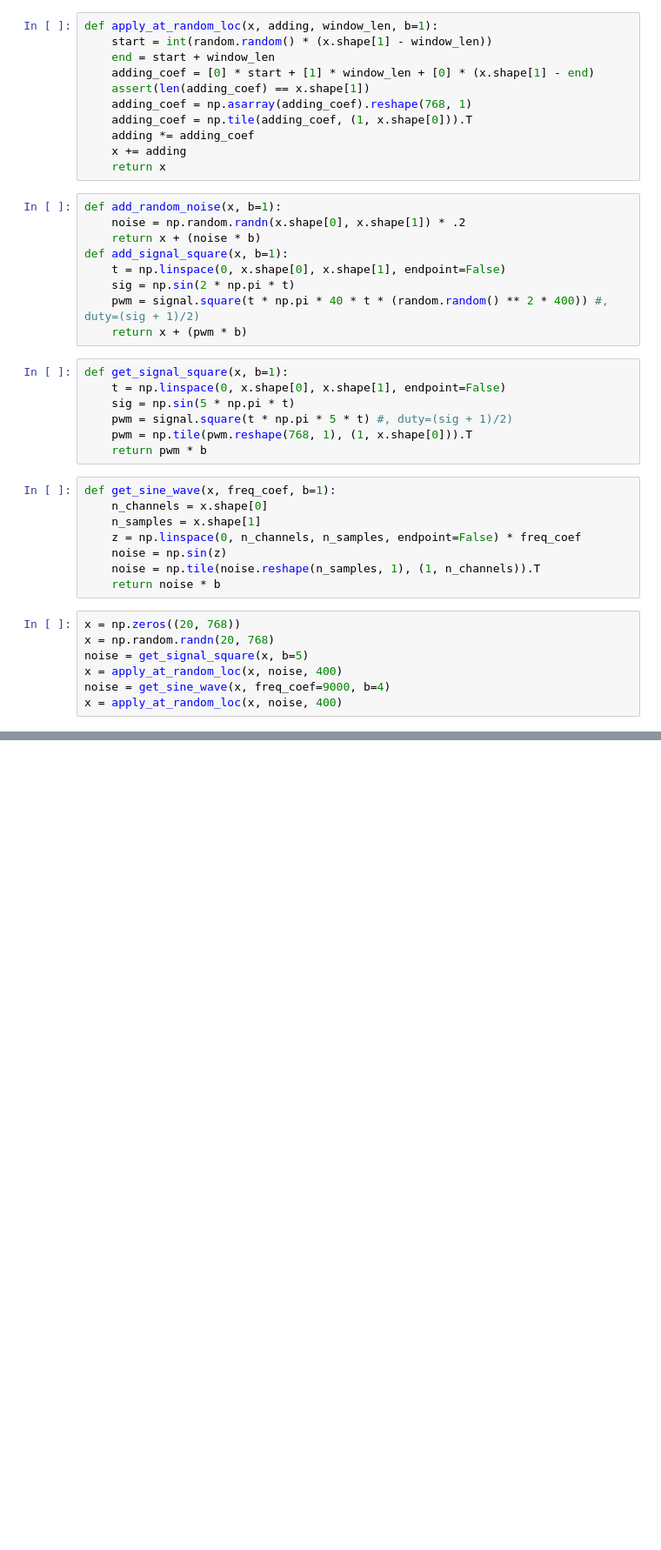
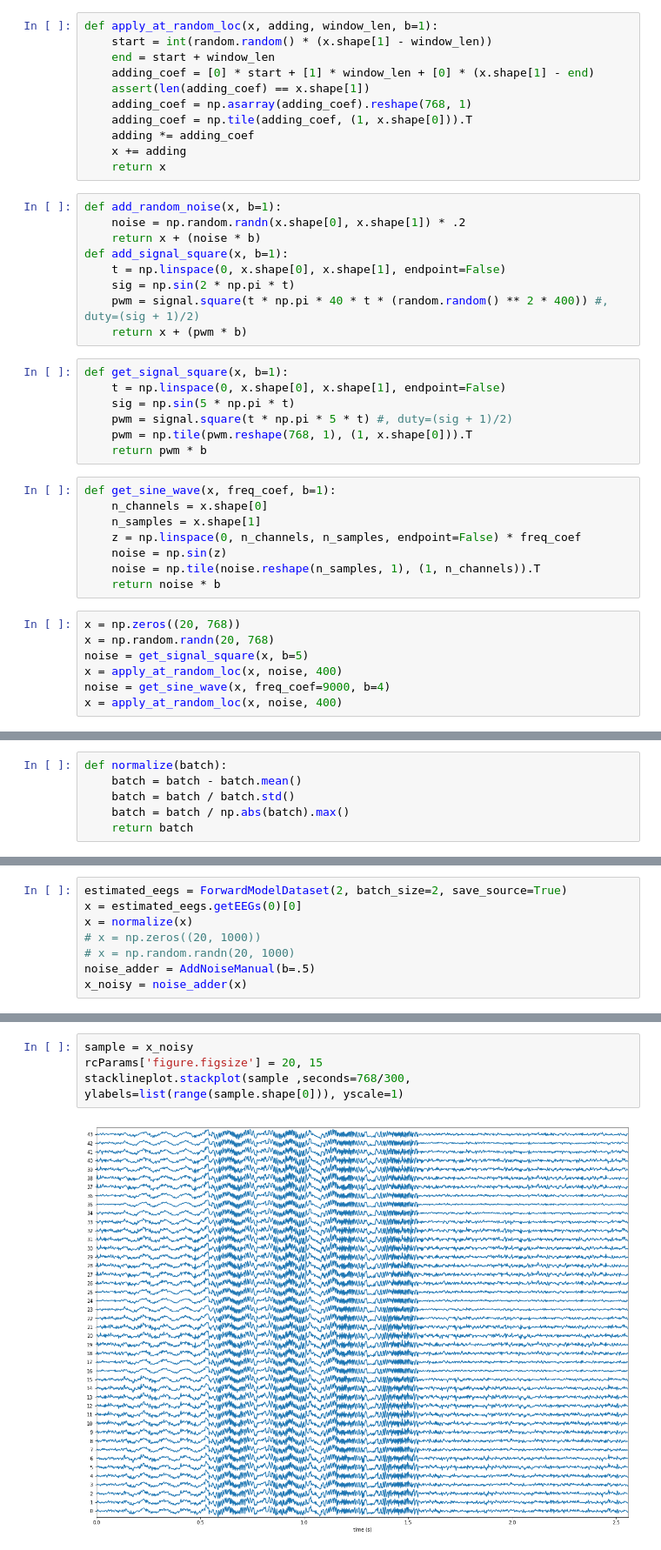
Before and after one commit to DanielLongo/eegML, a Jupyter notebook: add_noise/add_noise_functions.ipynb, the cells around one changed output, grey strips where cells are left out. Shown at 87% size. Cells and saved outputs as stored; diff of their text form; blank space fills up the shorter version.

```diff
--- a/add_noise/add_noise_functions.ipynb
+++ b/add_noise/add_noise_functions.ipynb
@@ -71,0 +64,6 @@ stacklineplot.stackplot(sample ,seconds=768/300, ylabels=list(range(sample.shape
+# %%
+def normalize(batch):
+    batch = batch - batch.mean()
+    batch = batch / batch.std()
+    batch = batch / np.abs(batch).max()
+    return batch
@@ -71,0 +72,8 @@ stacklineplot.stackplot(sample ,seconds=768/300, ylabels=list(range(sample.shape
+# %%
+estimated_eegs = ForwardModelDataset(2, batch_size=2, save_source=True)
+x = estimated_eegs.getEEGs(0)[0]
+x = normalize(x)
+# x = np.zeros((20, 1000))
+# x = np.random.randn(20, 1000)
+noise_adder = AddNoiseManual(b=.5)
+x_noisy = noise_adder(x)
@@ -71,0 +101,6 @@ stacklineplot.stackplot(sample ,seconds=768/300, ylabels=list(range(sample.shape
+# %%
+sample = x_noisy
+rcParams['figure.figsize'] = 20, 15
+stacklineplot.stackplot(sample ,seconds=768/300, ylabels=list(range(sample.shape[0])), yscale=1)
+# %% [output]
+[figure, added]
```
Also changed, not shown: parts of 9 cells of this notebook, 6 other files.
